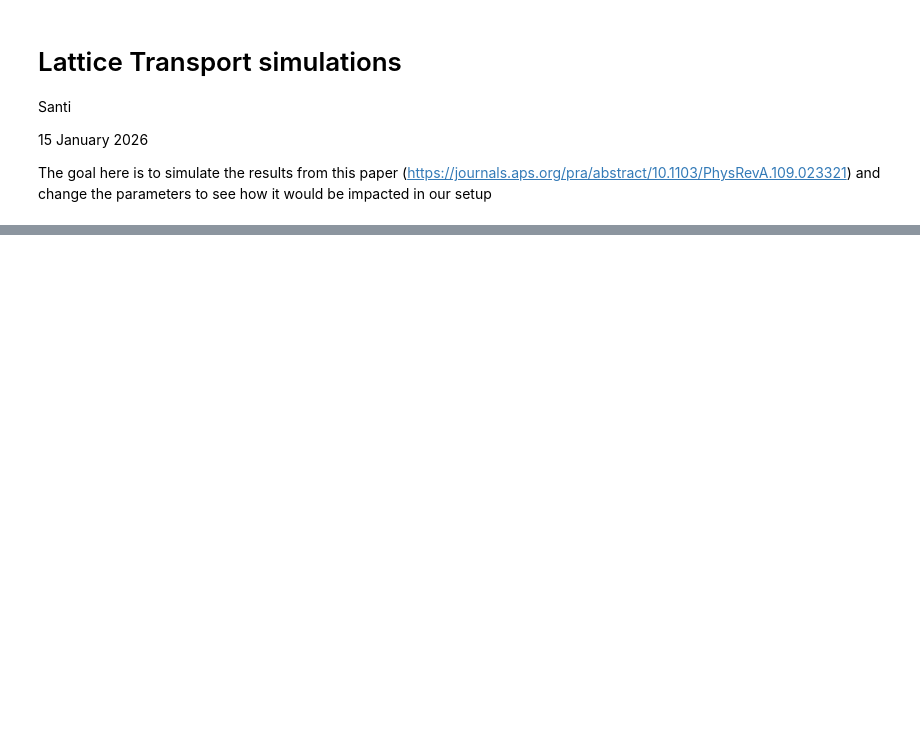
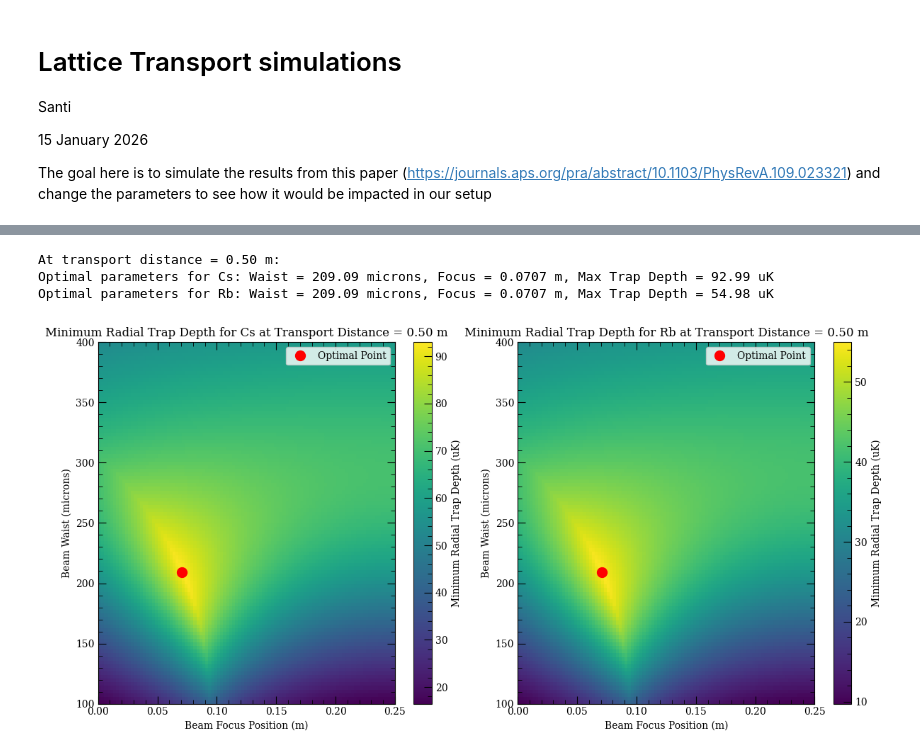
Before and after one commit to Lopez-Santi/RbCs-simulations, a Jupyter notebook: lattice transport/latticeTransport.ipynb, the cells around one changed output, grey strips where cells are left out. Drawn from its saved outputs; the diff is of its cells as text; code cells hidden in the pictures; blank space fills up the shorter version.

```diff
--- a/lattice transport/latticeTransport.ipynb
+++ b/lattice transport/latticeTransport.ipynb
@@ -286,0 +336,39 @@ plt.show()
+# %%
+# plot 2D heatmap for a specific transport distance
+dist_index = 5  # index of transport distance to plot
+
+# print out the optimal parameters for this distance
+print(f"At transport distance = {transport_distances[dist_index]:.2f} m:")
+print(f"Optimal parameters for Cs: Waist = {optimal_waists_Cs[dist_index]*1e6:.2f} microns, Focus = {optimal_focuses_Cs[dist_index]:.4f} m, Max Trap Depth = {np.max(cs_data_array[dist_index]):.2f} uK")
+print(f"Optimal parameters for Rb: Waist = {optimal_waists_Rb[dist_index]*1e6:.2f} microns, Focus = {optimal_focuses_Rb[dist_index]:.4f} m, Max Trap Depth = {np.max(rb_data_array[dist_index]):.2f} uK")
+
+plt.figure(figsize=(12, 6))
+plt.subplot(1, 2, 1)
+plt.imshow(cs_data_array[dist_index], extent=(all_focus_arrays[dist_index][0], all_focus_arrays[dist_index][-1], all_waist_arrays[dist_index][0]*1e6, all_waist_arrays[dist_index][-1]*1e6), aspect='auto', origin='lower', cmap='viridis')
+plt.colorbar(label='Minimum Radial Trap Depth (uK)')
+plt.ylabel('Beam Waist (microns)')
+plt.xlabel('Beam Focus Position (m)')
+plt.title(f'Minimum Radial Trap Depth for Cs at Transport Distance = {transport_distances[dist_index]:.2f} m')
+# place a red point at the optimal parameters
+opt_waist = optimal_waists_Cs[dist_index] * 1e6
+opt_focus = optimal_focuses_Cs[dist_index]
+plt.plot(opt_focus, opt_waist, 'ro', markersize=10, label='Optimal Point')
+plt.legend()
+plt.subplot(1, 2, 2)
+plt.imshow(rb_data_array[dist_index], extent=(all_focus_arrays[dist_index][0], all_focus_arrays[dist_index][-1], all_waist_arrays[dist_index][0]*1e6, all_waist_arrays[dist_index][-1]*1e6), aspect='auto', origin='lower', cmap='viridis')
+plt.colorbar(label='Minimum Radial Trap Depth (uK)')
+plt.ylabel('Beam Waist (microns)')
+plt.xlabel('Beam Focus Position (m)')
+plt.title(f'Minimum Radial Trap Depth for Rb at Transport Distance = {transport_distances[dist_index]:.2f} m')
+# place a red point at the optimal parameters
+opt_waist = optimal_waists_Rb[dist_index] * 1e6
+opt_focus = optimal_focuses_Rb[dist_index]
+plt.plot(opt_focus, opt_waist, 'ro', markersize=10, label='Optimal Point')
+plt.legend()
+plt.tight_layout()
+plt.show()
+# %% [output]
+At transport distance = 0.50 m:
+Optimal parameters for Cs: Waist = 209.09 microns, Focus = 0.0707 m, Max Trap Depth = 92.99 uK
+Optimal parameters for Rb: Waist = 209.09 microns, Focus = 0.0707 m, Max Trap Depth = 54.98 uK
+[figure, added]
```
Also changed, not shown: parts of 6 cells of this notebook.
